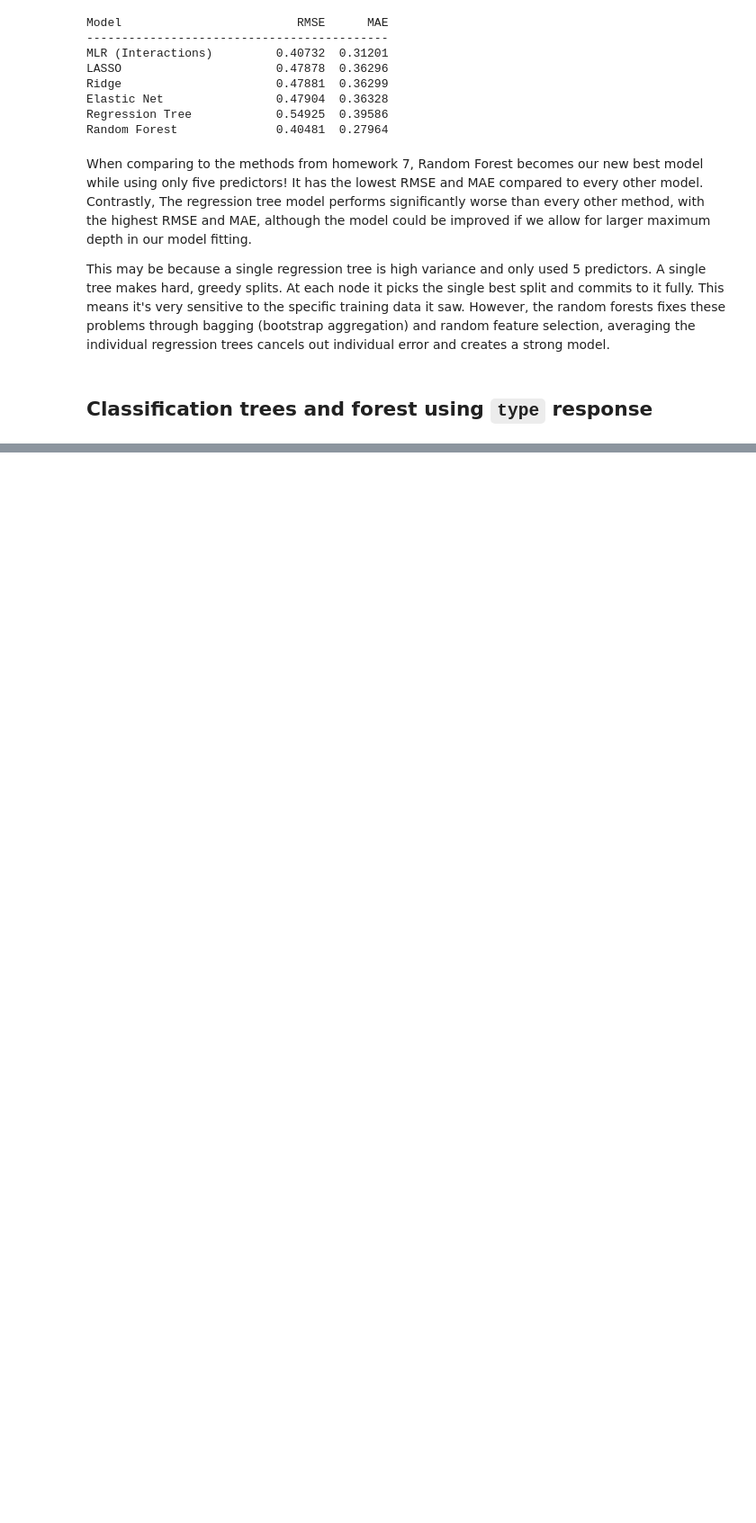
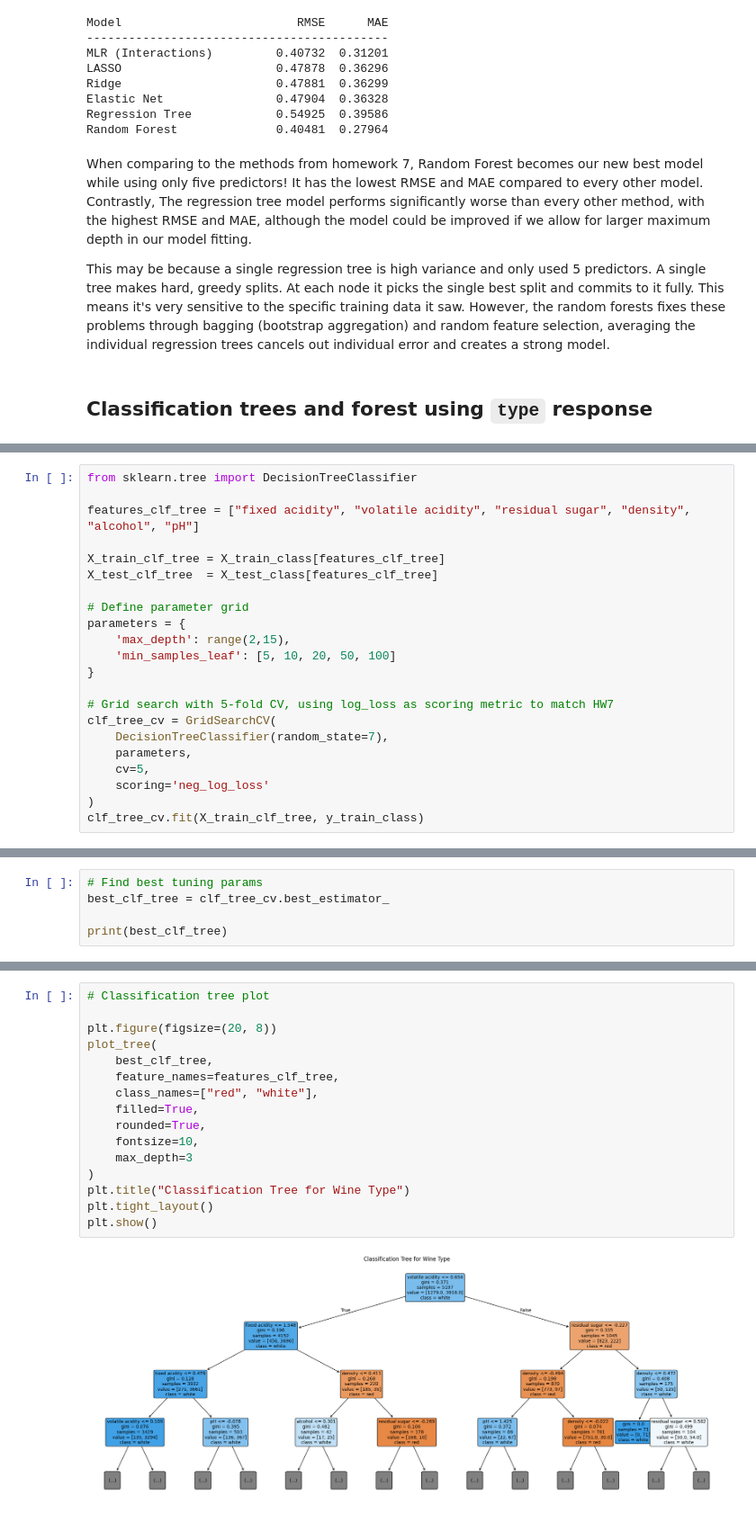
Before and after one commit to ryan-merser/ST554-BigData, a Jupyter notebook: HW8/ST554_HW8.ipynb, the cells around one changed output, grey strips where cells are left out. Shown at 90% size. Cells and saved outputs as stored; diff of their text form; blank space fills up the shorter version.

Commit message:
added classification tree models + tested against previous

```diff
--- a/HW8/ST554_HW8.ipynb
+++ b/HW8/ST554_HW8.ipynb
@@ -898,0 +902,22 @@ This may be because a single regression tree is high variance and only used 5 pr
+# %%
+from sklearn.tree import DecisionTreeClassifier
+
+features_clf_tree = ["fixed acidity", "volatile acidity", "residual sugar", "density", "alcohol", "pH"]
+
+X_train_clf_tree = X_train_class[features_clf_tree]
+X_test_clf_tree  = X_test_class[features_clf_tree]
+
+# Define parameter grid
+parameters = {
+    'max_depth': range(2,15),
+    'min_samples_leaf': [5, 10, 20, 50, 100]
+}
+
+# Grid search with 5-fold CV, using log_loss as scoring metric to match HW7
+clf_tree_cv = GridSearchCV(
+    DecisionTreeClassifier(random_state=7),
+    parameters,
+    cv=5,
+    scoring='neg_log_loss'
+)
+clf_tree_cv.fit(X_train_clf_tree, y_train_class)
@@ -898,0 +929,5 @@ This may be because a single regression tree is high variance and only used 5 pr
+# %%
+# Find best tuning params
+best_clf_tree = clf_tree_cv.best_estimator_
+
+print(best_clf_tree)
@@ -898,0 +938,18 @@ This may be because a single regression tree is high variance and only used 5 pr
+# %%
+# Classification tree plot
+
+plt.figure(figsize=(20, 8))
+plot_tree(
+    best_clf_tree,
+    feature_names=features_clf_tree,
+    class_names=["red", "white"],
+    filled=True,
+    rounded=True,
+    fontsize=10,
+    max_depth=3
+)
+plt.title("Classification Tree for Wine Type")
+plt.tight_layout()
+plt.show()
+# %% [output]
+[figure, added]
```
Also changed, not shown: parts of 14 cells of this notebook.
